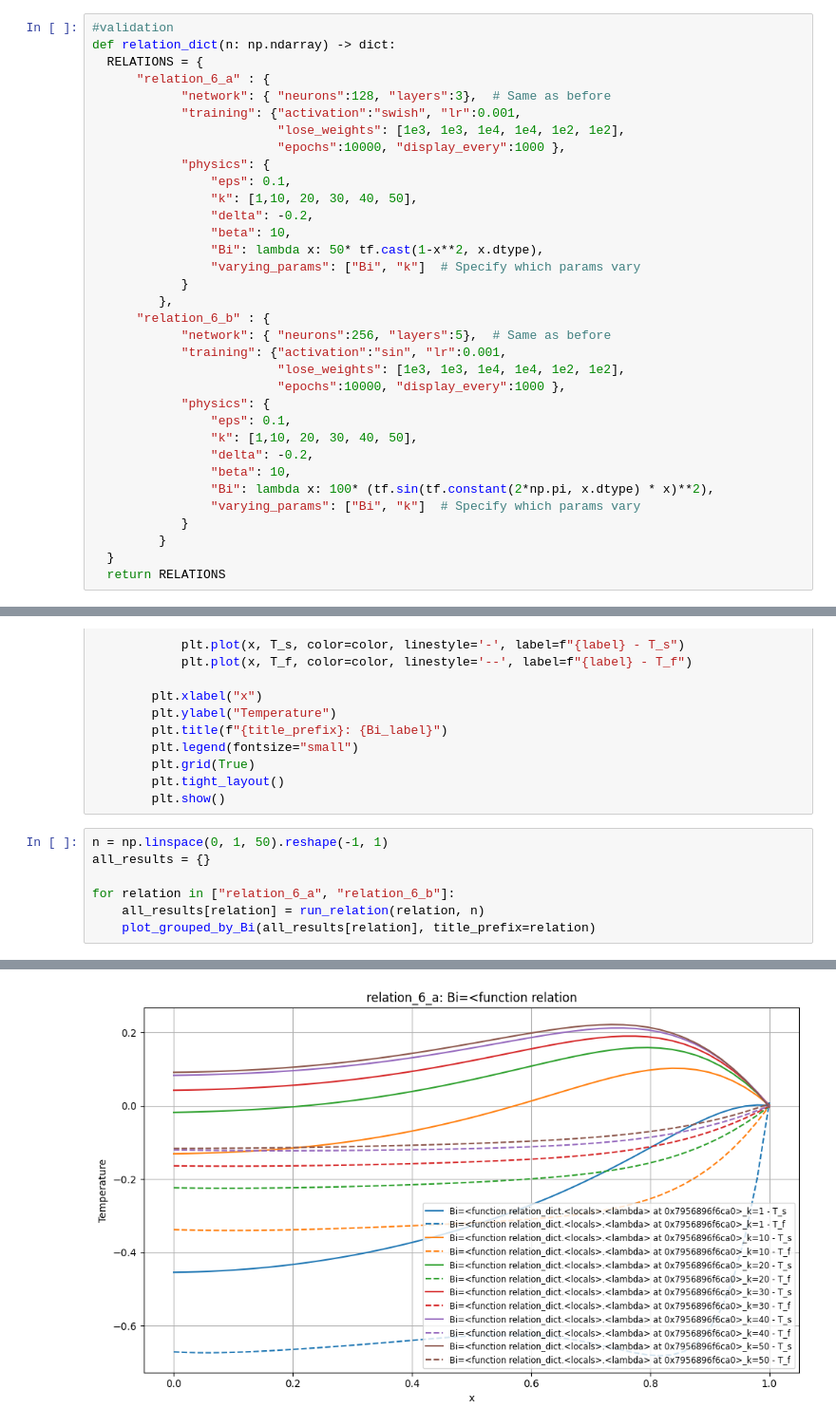
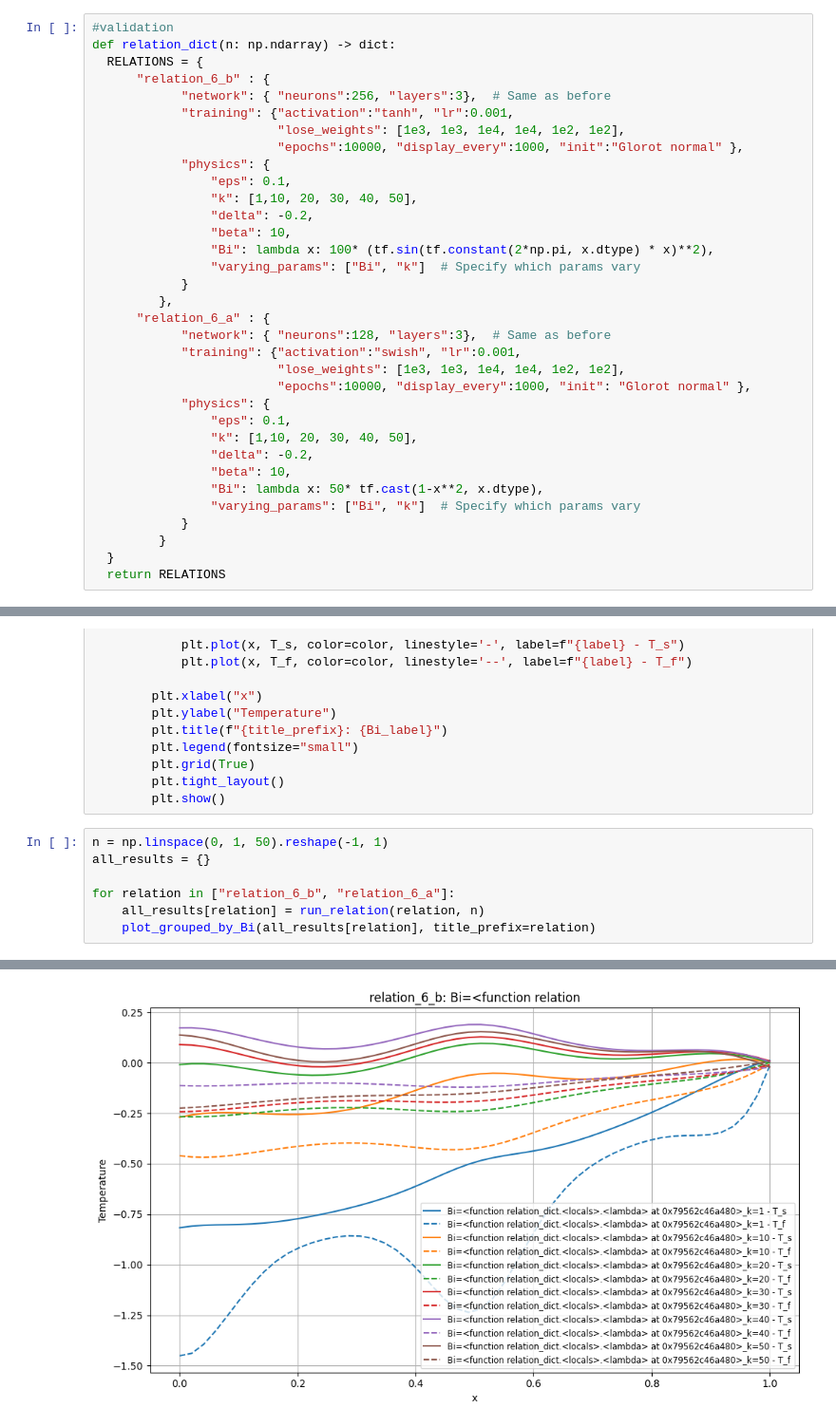
Before and after one commit to Ovocode05/NeuroDeff, a Jupyter notebook: LTNE__model_rel6.ipynb, the cells around one changed output, grey strips where cells are left out. Shown at 95% size. Saved outputs shown, nothing was run; the diff lists cells and outputs as text.

```diff
--- a/LTNE__model_rel6.ipynb
+++ b/LTNE__model_rel6.ipynb
@@ -146,11 +146,25 @@ class PINNTrainer:
 #validation
 def relation_dict(n: np.ndarray) -> dict:
   RELATIONS = {
+      "relation_6_b" : {
+            "network": { "neurons":256, "layers":3},  # Same as before
+            "training": {"activation":"tanh", "lr":0.001,
+                         "lose_weights": [1e3, 1e3, 1e4, 1e4, 1e2, 1e2],
+                         "epochs":10000, "display_every":1000, "init":"Glorot normal" },
+            "physics": {
+                "eps": 0.1,
+                "k": [1,10, 20, 30, 40, 50],
+                "delta": -0.2,
+                "beta": 10,
+                "Bi": lambda x: 100* (tf.sin(tf.constant(2*np.pi, x.dtype) * x)**2),
+                "varying_params": ["Bi", "k"]  # Specify which params vary
+            }
+         },
       "relation_6_a" : {
             "network": { "neurons":128, "layers":3},  # Same as before
             "training": {"activation":"swish", "lr":0.001,
                          "lose_weights": [1e3, 1e3, 1e4, 1e4, 1e2, 1e2],
-                         "epochs":10000, "display_every":1000 },
+                         "epochs":10000, "display_every":1000, "init": "Glorot normal" },
             "physics": {
                 "eps": 0.1,
                 "k": [1,10, 20, 30, 40, 50],
@@ -159,20 +173,6 @@ def relation_dict(n: np.ndarray) -> dict:
                 "Bi": lambda x: 50* tf.cast(1-x**2, x.dtype),
                 "varying_params": ["Bi", "k"]  # Specify which params vary
             }
-         },
-      "relation_6_b" : {
-            "network": { "neurons":256, "layers":5},  # Same as before
-            "training": {"activation":"sin", "lr":0.001,
-                         "lose_weights": [1e3, 1e3, 1e4, 1e4, 1e2, 1e2],
-                         "epochs":10000, "display_every":1000 },
-            "physics": {
-                "eps": 0.1,
-                "k": [1,10, 20, 30, 40, 50],
-                "delta": -0.2,
-                "beta": 10,
-                "Bi": lambda x: 100* (tf.sin(tf.constant(2*np.pi, x.dtype) * x)**2),
-                "varying_params": ["Bi", "k"]  # Specify which params vary
-            }
          }
   }
   return RELATIONS
@@ -281,7 +281,7 @@ def plot_grouped_by_Bi(results, title_prefix="PINN Prediction Grouped by Bi"):
 n = np.linspace(0, 1, 50).reshape(-1, 1)
 all_results = {}
 
-for relation in ["relation_6_a", "relation_6_b"]:
+for relation in ["relation_6_b", "relation_6_a"]:
     all_results[relation] = run_relation(relation, n)
     plot_grouped_by_Bi(all_results[relation], title_prefix=relation)
 # %% [output]
@@ -305 +305 @@ Training model...
-[figure, old version]
+[figure, new version]
```
Also changed, not shown: parts of 2 cells of this notebook.
